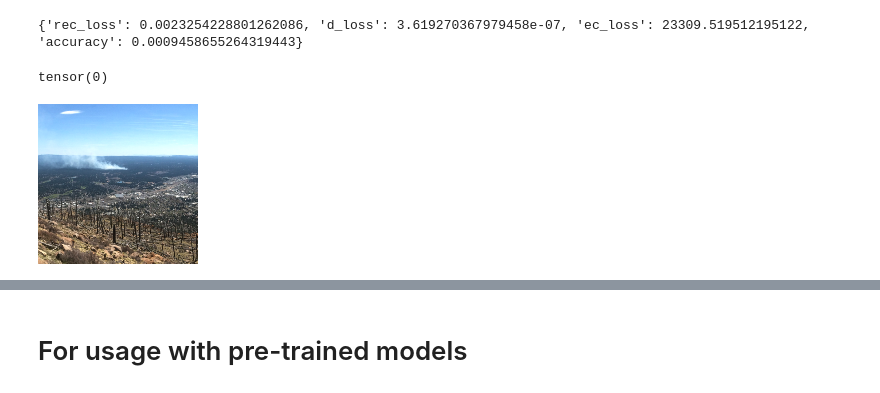
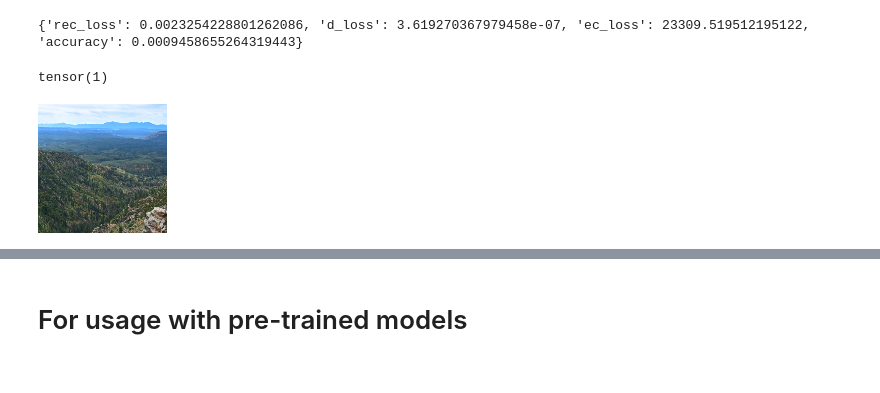
Before and after one commit to winterbird1co/599Proj, a Jupyter notebook: src/ProjectLab.ipynb, the cells around one changed output, grey strips where cells are left out. Cells and saved outputs as stored; diff of their text form; code cells hidden in the pictures.

```diff
--- a/src/ProjectLab.ipynb
+++ b/src/ProjectLab.ipynb
@@ -54,7 +115,6 @@ Random Idea: What if we train and evaluate using batch of very small random crop
 p = 0.2
 mean = [0.485, 0.456, 0.406]
 std = [0.229, 0.224, 0.225]
-img_size = 160
 
 tfset = v2.Compose([
         v2.ToImageTensor(),
@@ -62,13 +122,12 @@ tfset = v2.Compose([
         v2.RandomCrop(size=512, pad_if_needed=True, padding_mode='edge'),
         v2.RandomChoice(transforms=[
             v2.Grayscale(3),
-            v2.ColorJitter(p,p,p,p),
+            v2.RandomRotation(45),
             v2.RandomEqualize(p),
-            v2.RandomHorizontalFlip(p)
-        ], p=[0.5,0.3,0.5,0.5]),
+        ], p=[0.3,0.3,0.3]),
+        v2.RandomHorizontalFlip(p),
         v2.Resize(size=img_size, antialias=False),
         v2.ConvertImageDtype(dtype=torch.float),
-        v2.Normalize(mean,std)
 ])
 
 testset = v2.Compose([
@@ -77,7 +136,7 @@ testset = v2.Compose([
     v2.Resize(size=720, interpolation=InterpolationMode.BICUBIC, antialias=True),
     v2.CenterCrop(size=512),
     v2.Resize(size=img_size, antialias=False),
-    v2.ConvertImageDtype(dtype=torch.float)
+    v2.ConvertImageDtype(dtype=torch.float),
 ])
 
 wf1Train = train.ForestFireDataset(root=str(wf1TrainPath), transform=tfset)
@@ -88,7 +147,7 @@ wf1Tsfire = Subset(wf1Test, [i for i, label in enumerate(wf1Test.targets) if lab
 wf1Tsnofire = Subset(wf1Test, [i for i, label in enumerate(wf1Test.targets) if label == 1])
 wf1nofire = Subset(wf1Train, [i for i, label in enumerate(wf1Train.targets) if label == 1])
 
-batch_size = 18
+batch_size = 32
 wf1TrLoader = DataLoader(dataset=wf1nofire, batch_size=batch_size, shuffle=True, num_workers=2)
 wf1VaLoader = DataLoader(dataset=wf1Valid, batch_size=batch_size, num_workers=2)
 wf1TsLoader = DataLoader(dataset=wf1Test, batch_size=batch_size, num_workers=2)
@@ -156,8 +197,8 @@ print(test_result)
 # %% [output]
 {'rec_loss': 0.0023254228801262086, 'd_loss': 3.619270367979458e-07, 'ec_loss': 23309.519512195122, 'accuracy': 0.0009458655264319443}
 # %%
-X, y_true = next(iter(wf1TsFireLd))
-#X, y_true = next(iter(wf1TsNoFireLd))
+#X, y_true = next(iter(wf1TsFireLd))
+X, y_true = next(iter(wf1TsNoFireLd))
 X = X.to(device)
 revert = v2.ToPILImage()
 with torch.no_grad():
@@ -165,12 +206,12 @@ with torch.no_grad():
     R = R.to(device)
     y_fake = trainer.discriminator(R)
 
-    _,_,_,gd1 = trainer.generator.encoder_forward(X)
-    _,_,_,ed1 = trainer.encoder(R)
+    _,_,_,_,gd1 = trainer.generator.encoder(X)
+    _,_,_,_,ed1 = trainer.encoder(R)
 # %%
-i = 3
+i = 5
 print(y_true[i])
 revert(X[i])
 # %% [output]
-tensor(0)
+tensor(1)
-[figure, old version]
+[figure, new version]
```
Also changed, not shown: parts of 8 cells of this notebook, 4 other files.
